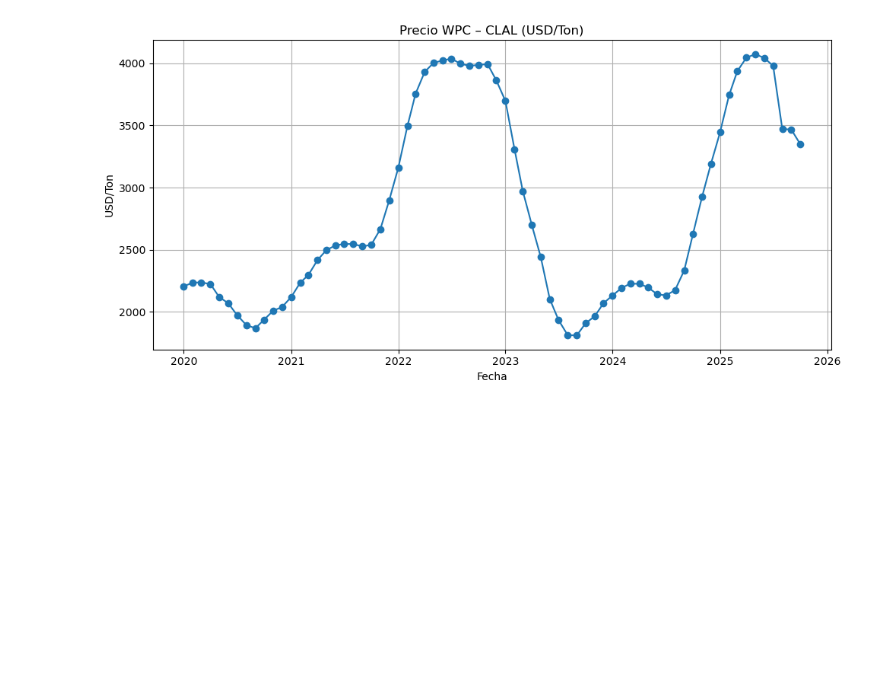
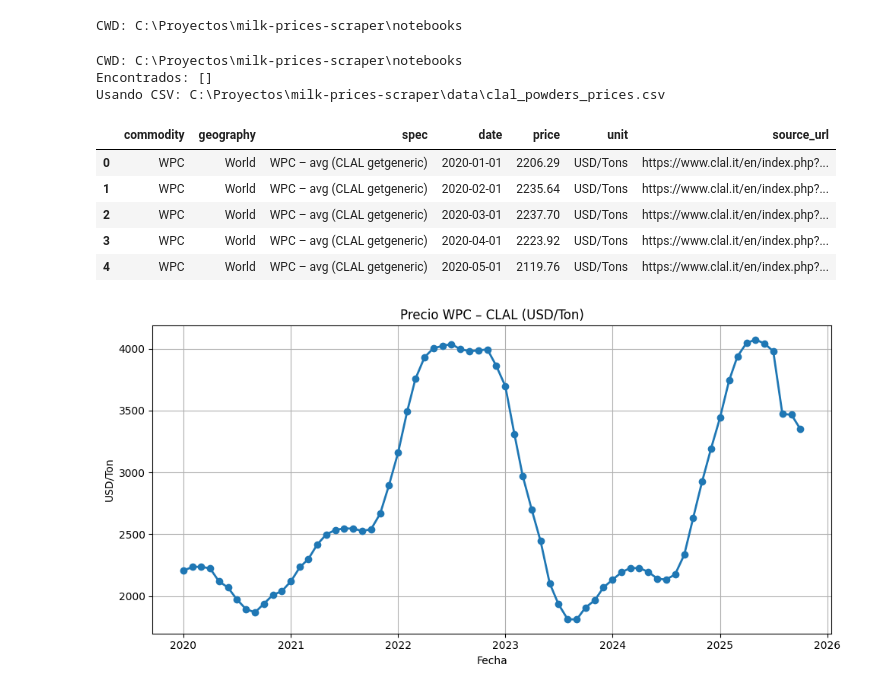
Before and after one commit to insightiqx/milk-prices-scraper, a Jupyter notebook: notebooks/analysis.ipynb, the cells around one changed output. Drawn from its saved outputs; the diff is of its cells as text; code cells hidden in the pictures; blank space fills up the shorter version.

```diff
--- a/notebooks/analysis.ipynb
+++ b/notebooks/analysis.ipynb
@@ -97 +1,52 @@ len(out), out.head()
+# %%
+import os, pathlib
+print("CWD:", os.getcwd())
+pathlib.Path("data").mkdir(exist_ok=True)
+# %% [output]
+CWD: C:\Proyectos\milk-prices-scraper\notebooks
+# %%
+from pathlib import Path
+import pandas as pd
+import os
+
+# 1) Mira desde dónde se está ejecutando el notebook
+print("CWD:", os.getcwd())
+
+# 2) Intenta la ruta habitual
+candidate = Path("data/clal_powders_prices.csv")
+
+# 3) Si no existe, búscalo en TODO el proyecto
+if not candidate.exists():
+    matches = list(Path(".").rglob("clal_powders_prices.csv"))
+    print("Encontrados:", [str(m) for m in matches])
+    if matches:
+        candidate = matches[0]
+
+# 4) Como última opción: prueba con la ruta absoluta (ajústala si tu carpeta es otra)
+if not candidate.exists():
+    absolute = Path(r"C:\Proyectos\milk-prices-scraper\data\clal_powders_prices.csv")
+    if absolute.exists():
+        candidate = absolute
+
+print("Usando CSV:", candidate)
+
+# 5) Si no existe en ningún sitio, falla claramente
+if not candidate.exists():
+    raise FileNotFoundError(
+        "No encuentro clal_powders_prices.csv. Si lo tenías, dime dónde apareció en la búsqueda.\n"
+        "Si no existe, vuelve a generar el CSV (indicado abajo en Paso 2)."
+    )
+
+df = pd.read_csv(candidate, parse_dates=["date"]).sort_values("date")
+df.head()
+# %% [output]
+CWD: C:\Proyectos\milk-prices-scraper\notebooks
+Encontrados: []
+Usando CSV: C:\Proyectos\milk-prices-scraper\data\clal_powders_prices.csv
+|  | commodity | geography | spec | date | price | unit | source_url |
+| 0 | WPC | World | WPC – avg (CLAL getgeneric) | 2020-01-01 | 2206.29 | USD/Tons | https://www.clal.it/en/index.php?... |
+| 1 | WPC | World | WPC – avg (CLAL getgeneric) | 2020-02-01 | 2235.64 | USD/Tons | https://www.clal.it/en/index.php?... |
+| 2 | WPC | World | WPC – avg (CLAL getgeneric) | 2020-03-01 | 2237.70 | USD/Tons | https://www.clal.it/en/index.php?... |
+| 3 | WPC | World | WPC – avg (CLAL getgeneric) | 2020-04-01 | 2223.92 | USD/Tons | https://www.clal.it/en/index.php?... |
+| 4 | WPC | World | WPC – avg (CLAL getgeneric) | 2020-05-01 | 2119.76 | USD/Tons | https://www.clal.it/en/index.php?... |
 # %%
```
Also changed, not shown: parts of 4 cells of this notebook, 1 other file.
